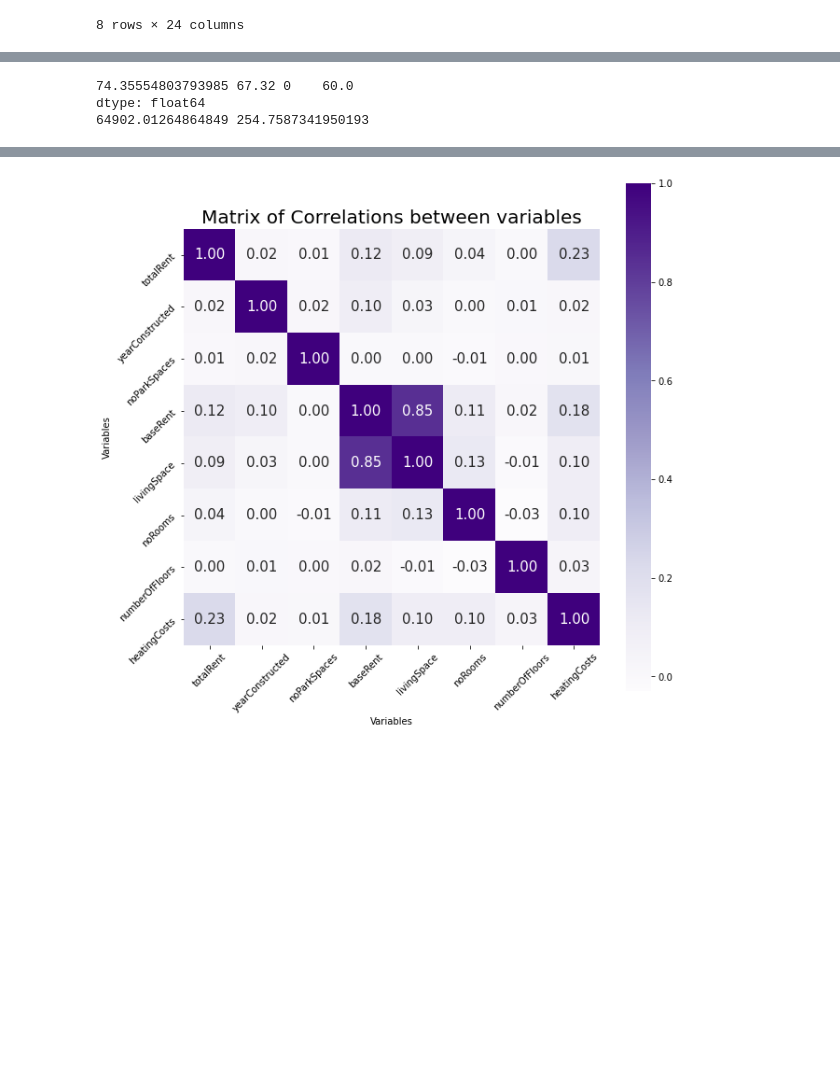
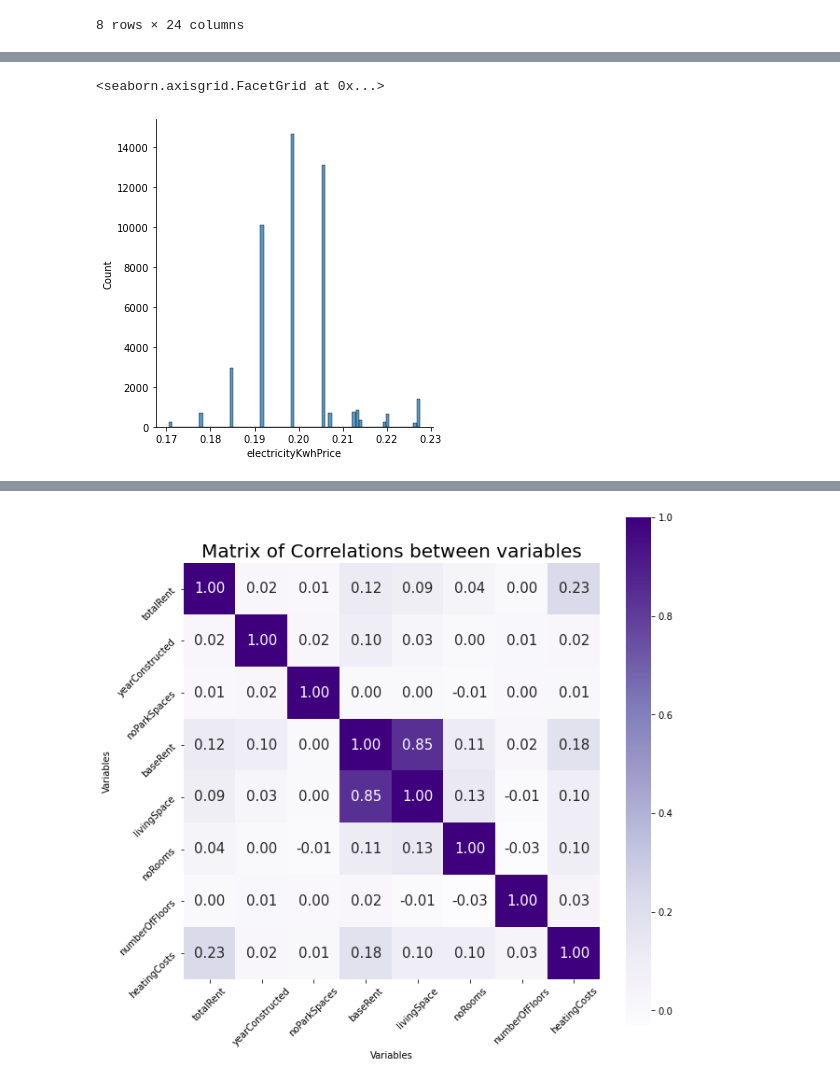
Before and after one commit to eriglesias/housing_prices_DEU, a Jupyter notebook: housing_analysis_de.ipynb, the cells around one changed output, grey strips where cells are left out. Cells and saved outputs as stored; diff of their text form; code cells hidden in the pictures; blank space fills up the shorter version.

```diff
--- a/housing_analysis_de.ipynb
+++ b/housing_analysis_de.ipynb
@@ -286,12 +292,14 @@ Max: 15751535
 # %%
 mean_m2=housing.livingSpace.mean()
+print("The square meters mean is: "+mean_m2)
 median_m2=housing.livingSpace.median()
 mode_m2=housing.livingSpace.mode()
 variance_m2= np.var(housing.livingSpace)
 std_m2=np.std(housing.livingSpace)
 print(mean_m2,median_m2,mode_m2)
 print(variance_m2,std_m2)
-# %% [output]
-74.35554803793985 67.32 0    60.0
-dtype: float64
-64902.01264864849 254.7587341950193
+# %%
+sns.displot(housing.electricityKwhPrice)
+# %% [output]
+<seaborn.axisgrid.FacetGrid at 0x...>
+[figure, added]
```
Also changed, not shown: parts of 27 cells of this notebook.
